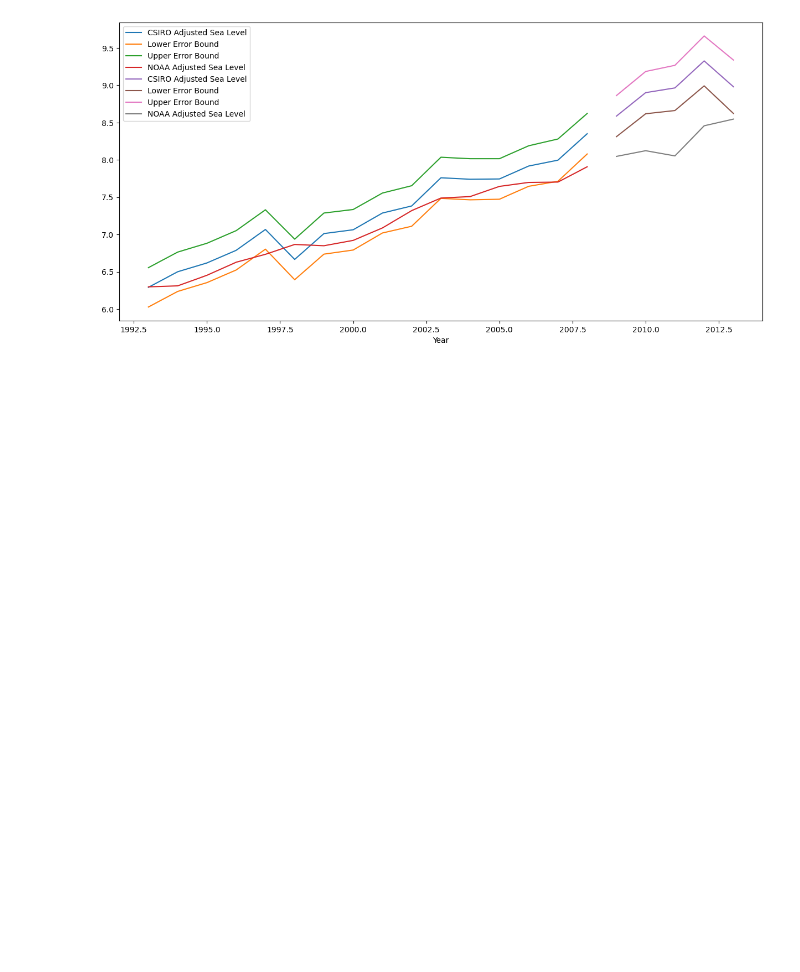
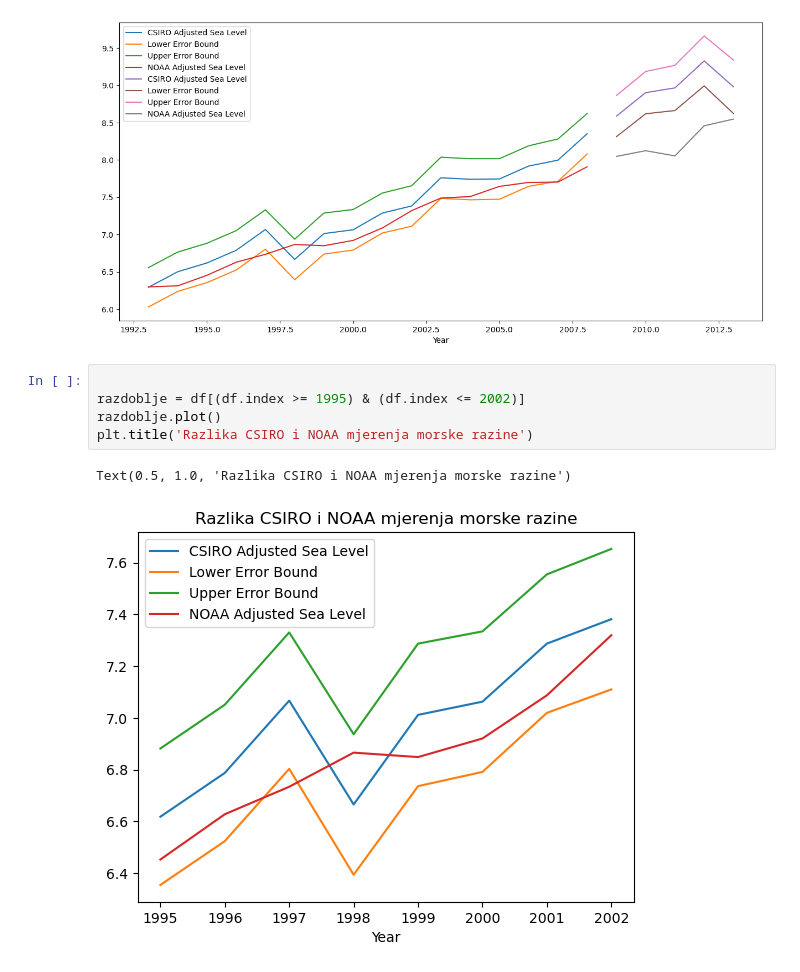
Before and after one commit to elvin52/Demografska-analiza, a Jupyter notebook: sea-level.ipynb, the cells around one changed output. Drawn from its saved outputs; the diff is of its cells as text; blank space fills up the shorter version.

```diff
--- a/sea-level.ipynb
+++ b/sea-level.ipynb
@@ -101,3 +101,11 @@ test.plot(ax=ax, label='test')
 plt.show()
 # %% [output]
 [figure]
+# %%
+
+razdoblje = df[(df.index >= 1995) & (df.index <= 2002)]
+razdoblje.plot()
+plt.title('Razlika CSIRO i NOAA mjerenja morske razine')
+# %% [output]
+Text(0.5, 1.0, 'Razlika CSIRO i NOAA mjerenja morske razine')
+[figure, added]
```
